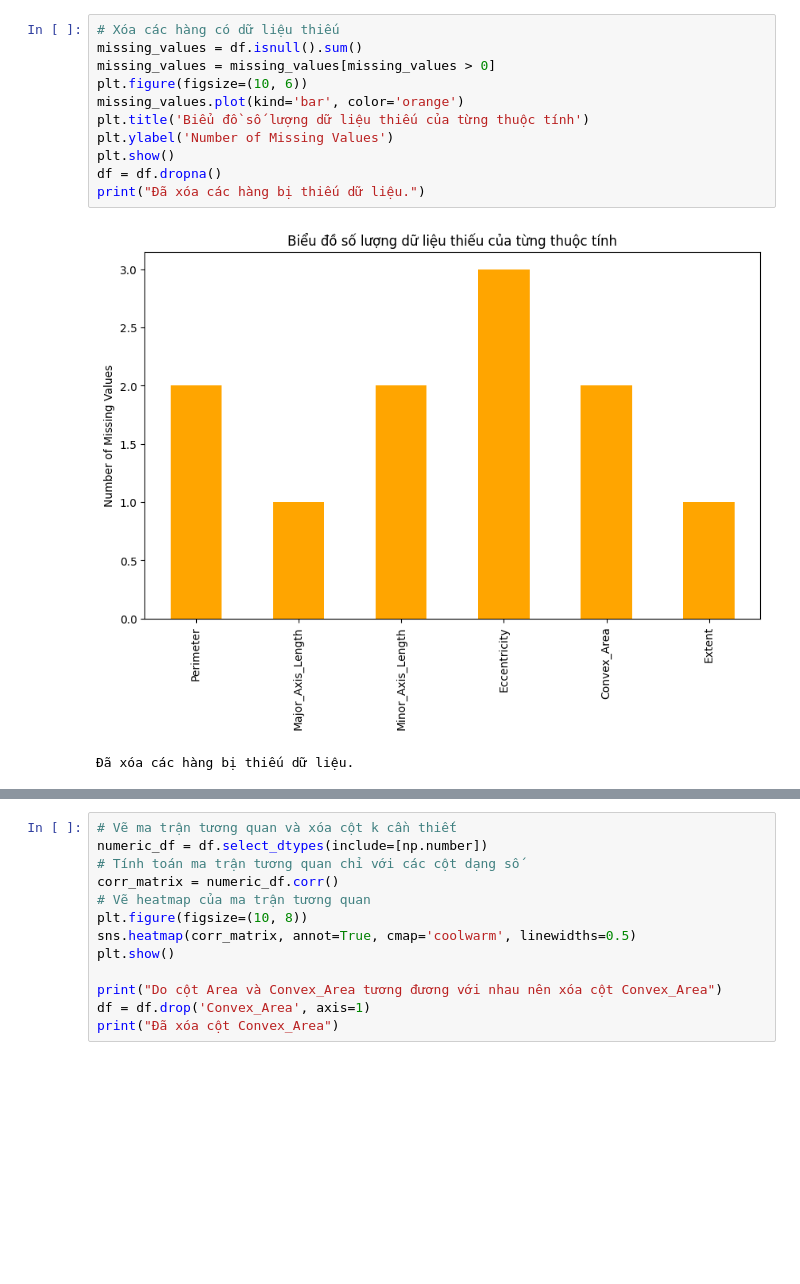
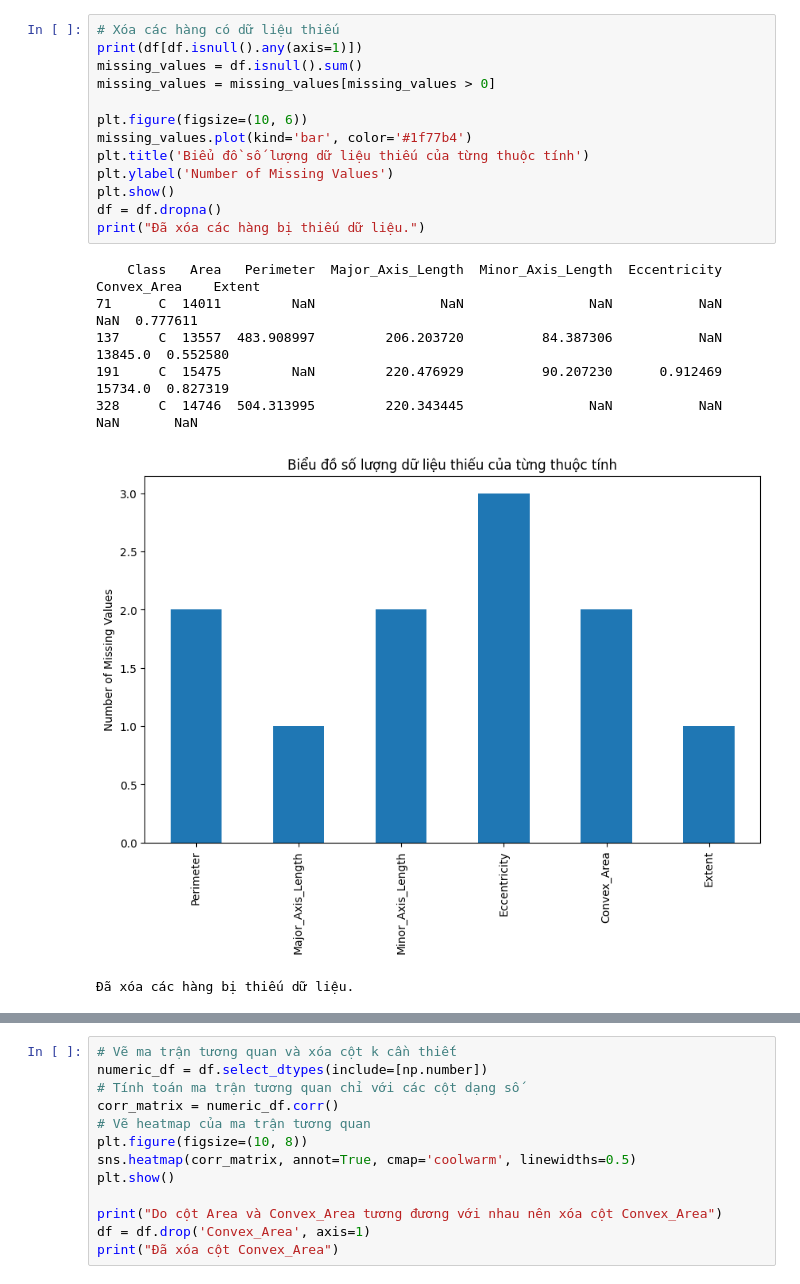
Before and after one commit to Hoang-Dien-IT/Rice2024_identification, a Jupyter notebook: data_processing/Normalize&Cleaning_datasets.ipynb, the cells around one changed output, grey strips where cells are left out. Cells and saved outputs as stored; diff of their text form; blank space fills up the shorter version.

```diff
--- a/data_processing/Normalize&Cleaning_datasets.ipynb
+++ b/data_processing/Normalize&Cleaning_datasets.ipynb
@@ -47,16 +55,23 @@ print(df.head())
 # %%
 # Xóa các hàng có dữ liệu thiếu
+print(df[df.isnull().any(axis=1)])
 missing_values = df.isnull().sum()
 missing_values = missing_values[missing_values > 0]
+
 plt.figure(figsize=(10, 6))
-missing_values.plot(kind='bar', color='orange')
+missing_values.plot(kind='bar', color='#1f77b4')
 plt.title('Biểu đồ số lượng dữ liệu thiếu của từng thuộc tính')
 plt.ylabel('Number of Missing Values')
 plt.show()
 df = df.dropna()
 print("Đã xóa các hàng bị thiếu dữ liệu.")
 # %% [output]
+    Class   Area   Perimeter  Major_Axis_Length  Minor_Axis_Length  Eccentricity  Convex_Area    Extent
+71      C  14011         NaN                NaN                NaN           NaN          NaN  0.777611
+137     C  13557  483.908997         206.203720          84.387306           NaN      13845.0  0.552580
+191     C  15475         NaN         220.476929          90.207230      0.912469      15734.0  0.827319
+328     C  14746  504.313995         220.343445                NaN           NaN          NaN       NaN
-[figure, old version]
+[figure, new version]
-Đã xóa các hàng bị thiếu dữ liệu.
+Đã xóa các hàng bị thiếu dữ liệu.
 # %%
 # xóa hàng 429,,,,0830078125
```
Also changed, not shown: parts of 8 cells of this notebook, 3 other files.
